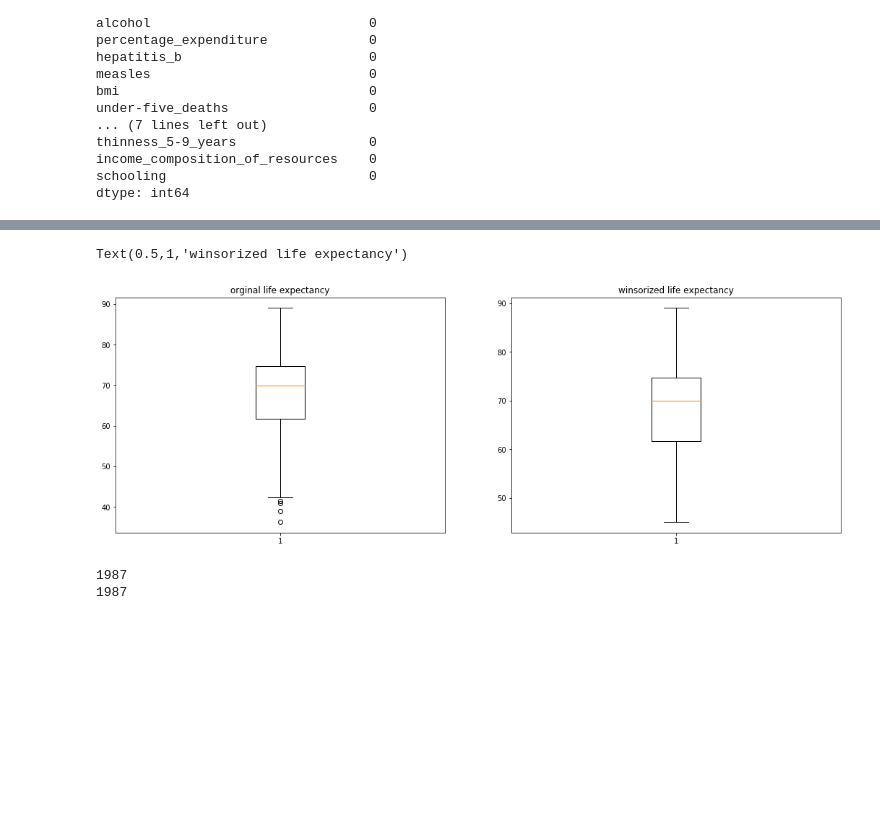
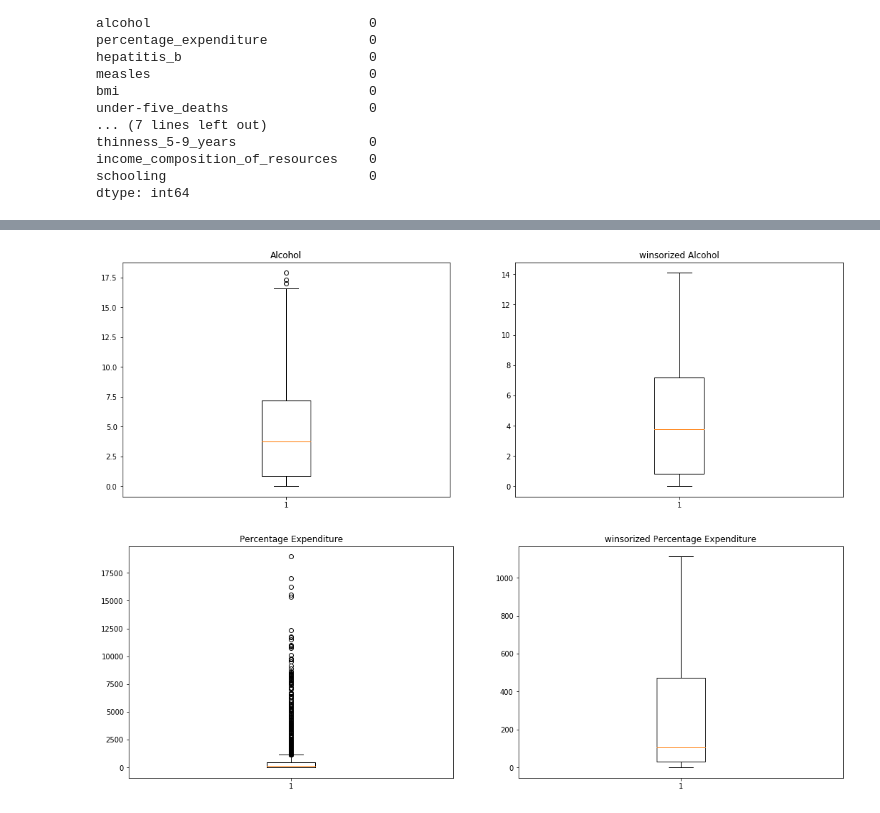
Before and after one commit to tsaw8/Thinkful_Project, a Jupyter notebook: Model Preparation/Challenge Factors that affect life expectancy.ipynb, the cells around one changed output, grey strips where cells are left out. Drawn from its saved outputs; the diff is of its cells as text; code cells hidden in the pictures; blank space fills up the shorter version.

```diff
--- a/Model Preparation/Challenge Factors that affect life expectancy.ipynb
+++ b/Model Preparation/Challenge Factors that affect life expectancy.ipynb
@@ -149,20 +305,32 @@ plt.show()
 # %%
 plt.figure(figsize=(18,6))
 
 plt.subplot(1,2,1)
-plt.boxplot(df.life_expectancy)
-plt.title('orginal life expectancy')
+alcohol = df['alcohol']
+plt.boxplot(alcohol)
+plt.title("Alcohol")
 
 plt.subplot(1,2,2)
-winsorized_life_expectancy = winsorize(df['life_expectancy'],(0.01,0),inplace=True)
-plt.boxplot(winsorized_life_expectancy)
-plt.title('winsorized life expectancy')
+winsorized_alcohol = winsorize(df['alcohol'],(0,0.01))
+plt.boxplot(winsorized_alcohol)
+plt.title("winsorized Alcohol")
+
+plt.show()
 # %% [output]
-Text(0.5,1,'winsorized life expectancy')
-[figure, old version]
+[figure, new version]
-# %%
-print(len(df))
-print(len(winsorized_life_expectancy))
-# %% [output]
-1987
-1987
+# %%
+plt.figure(figsize=(18,6))
+
+plt.subplot(1,2,1)
+percentage_expenditure = df['percentage_expenditure']
+plt.boxplot(percentage_expenditure)
+plt.title("Percentage Expenditure")
+
+plt.subplot(1,2,2)
+winsorized_percentage_expenditure = winsorize(df['percentage_expenditure'],(0,0.12))
+plt.boxplot(winsorized_percentage_expenditure)
+plt.title("winsorized Percentage Expenditure")
+
+plt.show()
+# %% [output]
+[figure, added]
```
Also changed, not shown: parts of 71 cells of this notebook, 1 other file.
